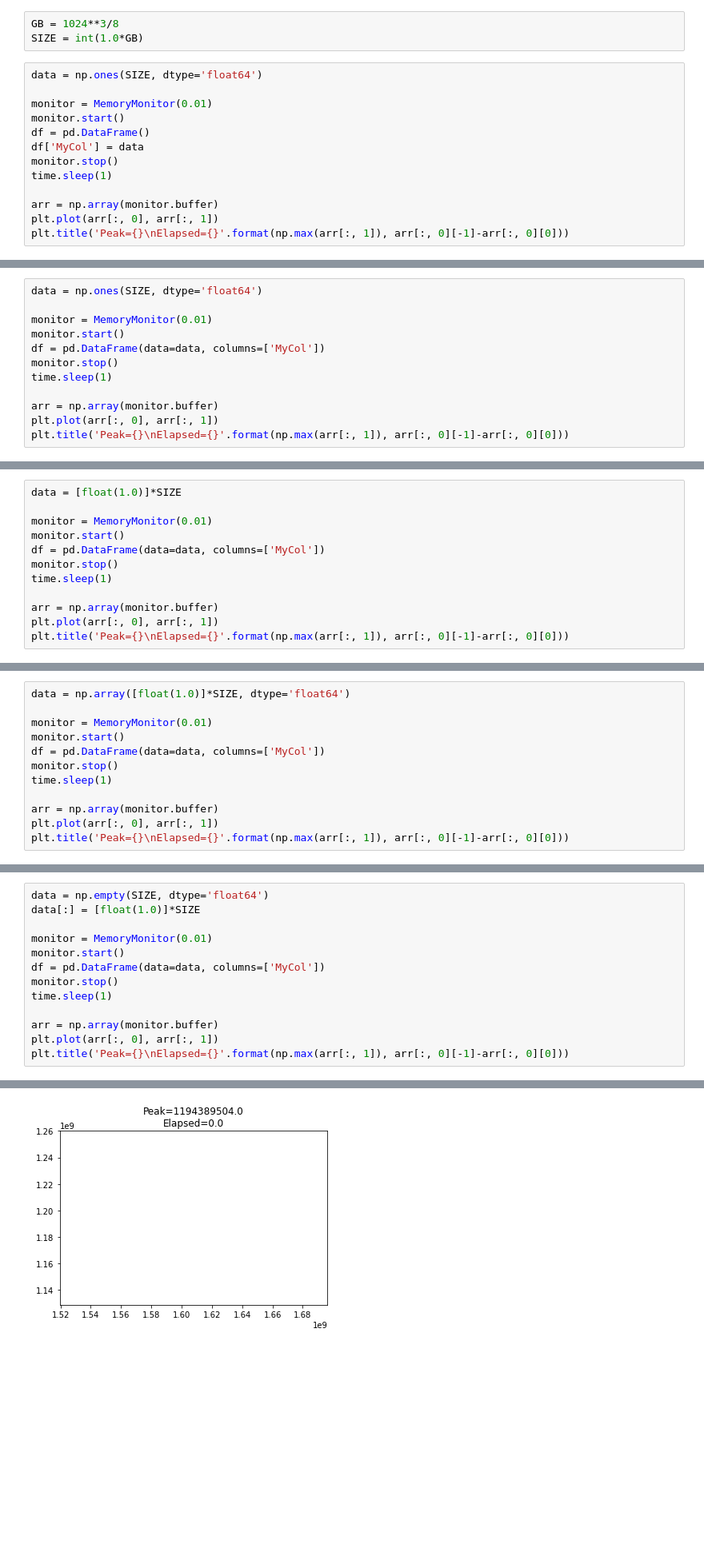
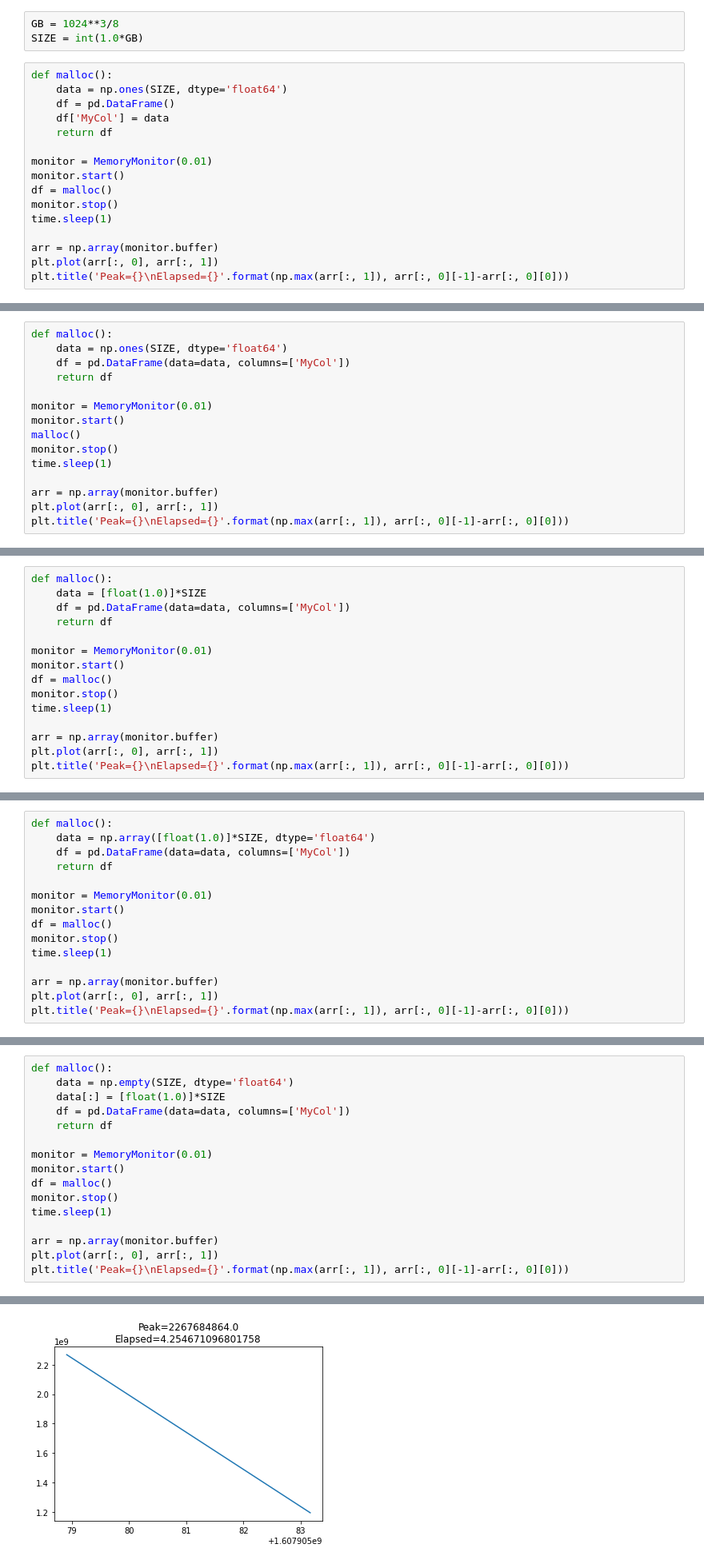
Before and after one commit to dwyatte/pandas-malloc-benchmark, a Jupyter notebook: benchmark.ipynb, the cells around one changed output, grey strips where cells are left out. Shown: that part at 80% size. Cells and saved outputs as stored; diff of their text form; blank space fills up the shorter version.

```diff
--- a/benchmark.ipynb
+++ b/benchmark.ipynb
@@ -30,12 +30,15 @@ class MemoryMonitor(Thread):
 GB = 1024**3/8
 SIZE = int(1.0*GB)
 # %%
-data = np.ones(SIZE, dtype='float64')
+def malloc():
+    data = np.ones(SIZE, dtype='float64')
+    df = pd.DataFrame()
+    df['MyCol'] = data
+    return df
 
 monitor = MemoryMonitor(0.01)
 monitor.start()
-df = pd.DataFrame()
-df['MyCol'] = data
+df = malloc()
 monitor.stop()
 time.sleep(1)
 
@@ -48,9 +51,12 @@ Text(0.5, 1.0, 'Peak=8769802240.0\nElapsed=7.935058832168579')
 # %%
-data = np.ones(SIZE, dtype='float64')
+def malloc():
+    data = np.ones(SIZE, dtype='float64')
+    df = pd.DataFrame(data=data, columns=['MyCol'])
+    return df
 
 monitor = MemoryMonitor(0.01)
 monitor.start()
-df = pd.DataFrame(data=data, columns=['MyCol'])
+malloc()
 monitor.stop()
 time.sleep(1)
 
@@ -63,9 +69,12 @@ Text(0.5, 1.0, 'Peak=1190416384.0\nElapsed=0.0')
 # %%
-data = [float(1.0)]*SIZE
+def malloc():
+    data = [float(1.0)]*SIZE
+    df = pd.DataFrame(data=data, columns=['MyCol'])
+    return df
 
 monitor = MemoryMonitor(0.01)
 monitor.start()
-df = pd.DataFrame(data=data, columns=['MyCol'])
+df = malloc()
 monitor.stop()
 time.sleep(1)
 
@@ -78,9 +87,12 @@ Text(0.5, 1.0, 'Peak=3451478016.0\nElapsed=8.88403606414795')
 # %%
-data = np.array([float(1.0)]*SIZE, dtype='float64')
+def malloc():
+    data = np.array([float(1.0)]*SIZE, dtype='float64')
+    df = pd.DataFrame(data=data, columns=['MyCol'])
+    return df
 
 monitor = MemoryMonitor(0.01)
 monitor.start()
-df = pd.DataFrame(data=data, columns=['MyCol'])
+df = malloc()
 monitor.stop()
 time.sleep(1)
 
@@ -93,10 +105,13 @@ Text(0.5, 1.0, 'Peak=1193209856.0\nElapsed=0.0')
 # %%
-data = np.empty(SIZE, dtype='float64')
-data[:] = [float(1.0)]*SIZE
+def malloc():
+    data = np.empty(SIZE, dtype='float64')
+    data[:] = [float(1.0)]*SIZE
+    df = pd.DataFrame(data=data, columns=['MyCol'])
+    return df
 
 monitor = MemoryMonitor(0.01)
 monitor.start()
-df = pd.DataFrame(data=data, columns=['MyCol'])
+df = malloc()
 monitor.stop()
 time.sleep(1)
 
@@ -108 +123 @@ Text(0.5, 1.0, 'Peak=1194389504.0\nElapsed=0.0')
-[figure, old version]
+[figure, new version]
```
Also changed, not shown: parts of 5 cells of this notebook.
